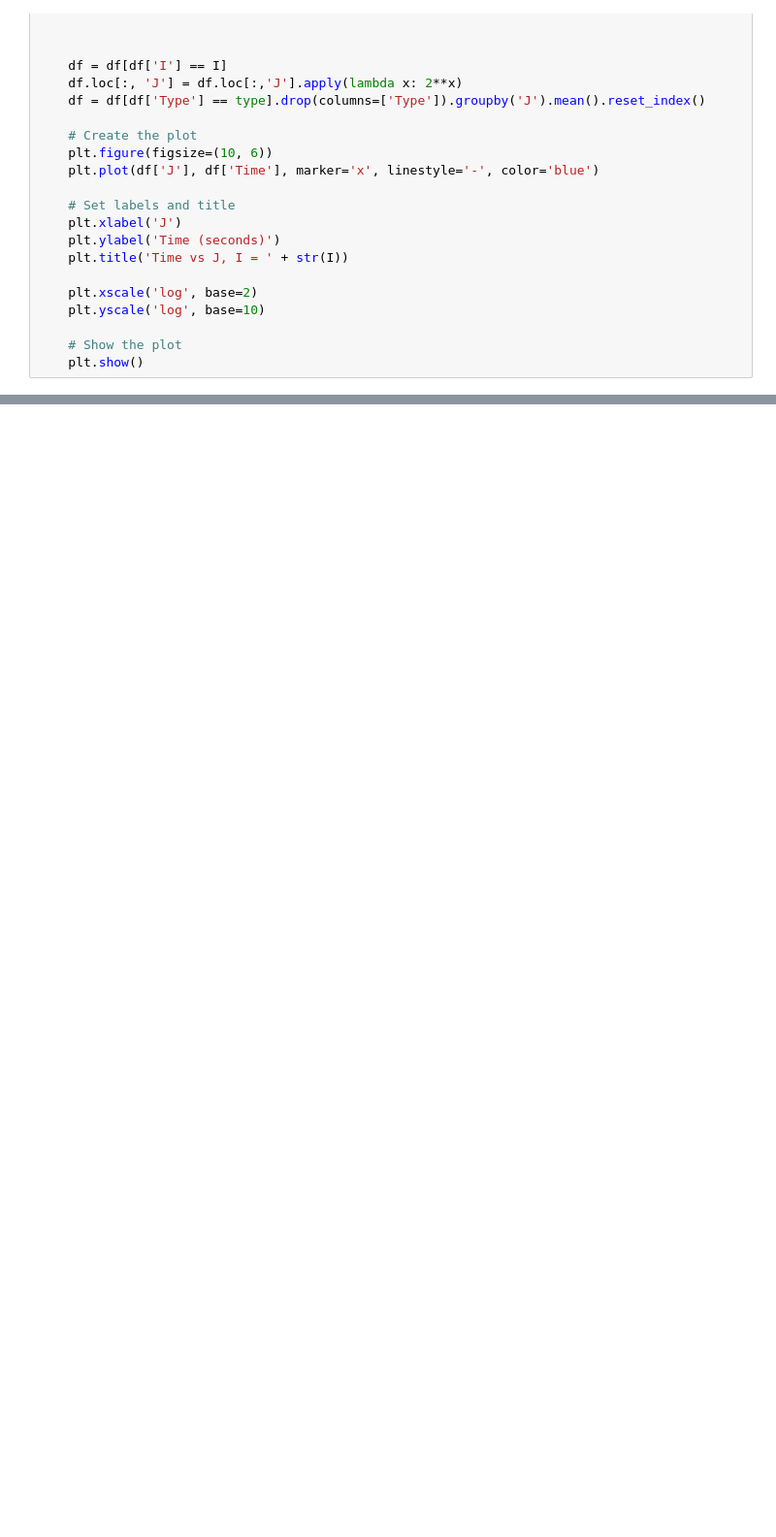
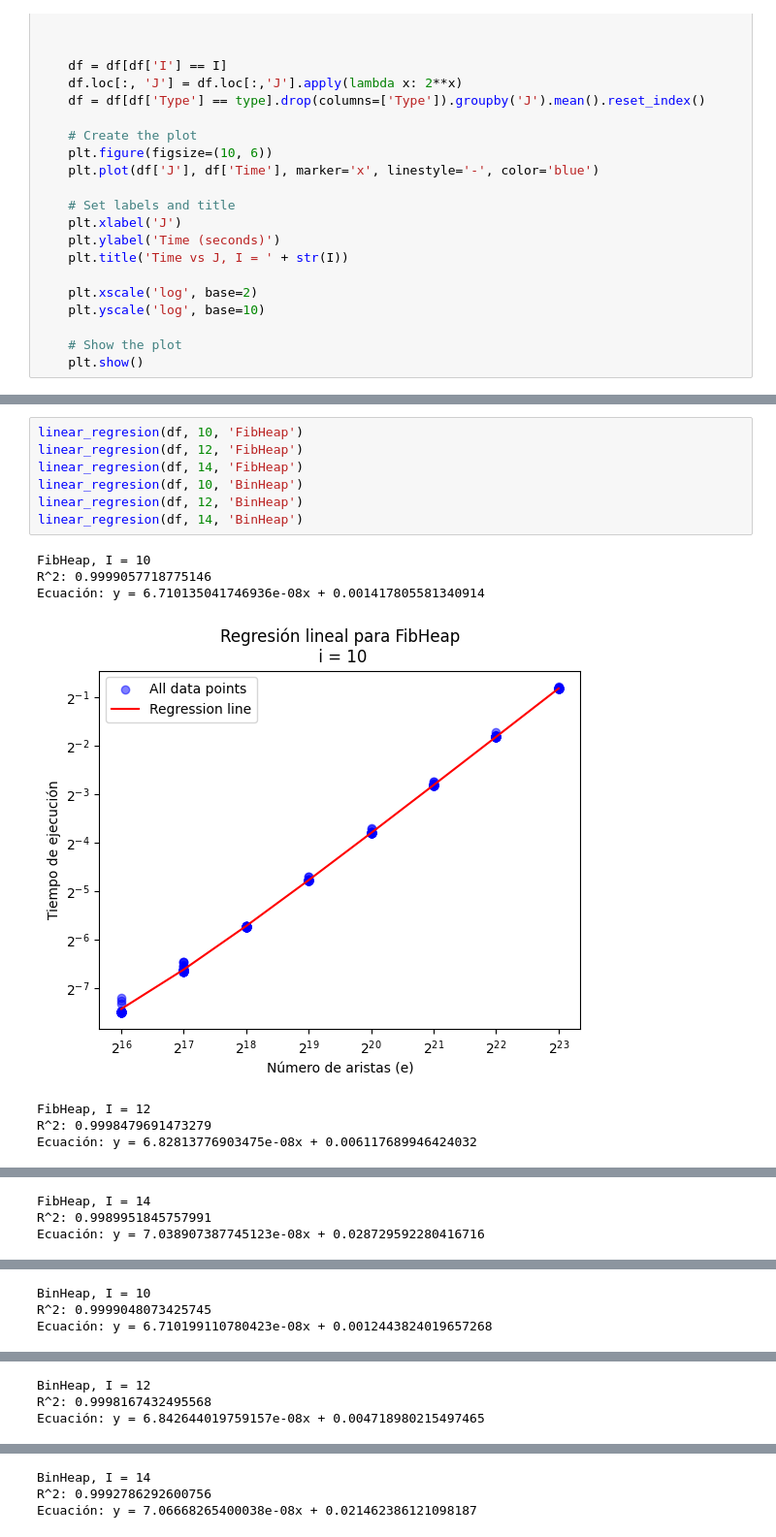
Before and after one commit to frgonzal/Dijkstra-and-Amortized-Analysis, a Jupyter notebook: results/results.ipynb, the cells around one changed output, grey strips where cells are left out. Shown: that part at 97% size. Cells and saved outputs as stored; diff of their text form; blank space fills up the shorter version.

```diff
--- a/results/results.ipynb
+++ b/results/results.ipynb
@@ -123,0 +128,15 @@ Intersección: 0.0015735737853627418
+# %%
+linear_regresion(df, 10, 'FibHeap')
+linear_regresion(df, 12, 'FibHeap')
+linear_regresion(df, 14, 'FibHeap')
+linear_regresion(df, 10, 'BinHeap')
+linear_regresion(df, 12, 'BinHeap')
+linear_regresion(df, 14, 'BinHeap')
+# %% [output]
+FibHeap, I = 10
+R^2: 0.9999057718775146
+Ecuación: y = 6.710135041746936e-08x + 0.001417805581340914
+[figure, added]
+FibHeap, I = 12
+R^2: 0.9998479691473279
+Ecuación: y = 6.82813776903475e-08x + 0.006117689946424032
@@ -123,0 +144,3 @@ Intersección: 0.0015735737853627418
+FibHeap, I = 14
+R^2: 0.9989951845757991
+Ecuación: y = 7.038907387745123e-08x + 0.028729592280416716
@@ -123,0 +148,3 @@ Intersección: 0.0015735737853627418
+BinHeap, I = 10
+R^2: 0.9999048073425745
+Ecuación: y = 6.710199110780423e-08x + 0.0012443824019657268
@@ -123,0 +152,3 @@ Intersección: 0.0015735737853627418
+BinHeap, I = 12
+R^2: 0.9998167432495568
+Ecuación: y = 6.842644019759157e-08x + 0.004718980215497465
@@ -123,0 +156,3 @@ Intersección: 0.0015735737853627418
+BinHeap, I = 14
+R^2: 0.9992786292600756
+Ecuación: y = 7.06668265400038e-08x + 0.021462386121098187
```
Also changed, not shown: parts of 4 cells of this notebook.
